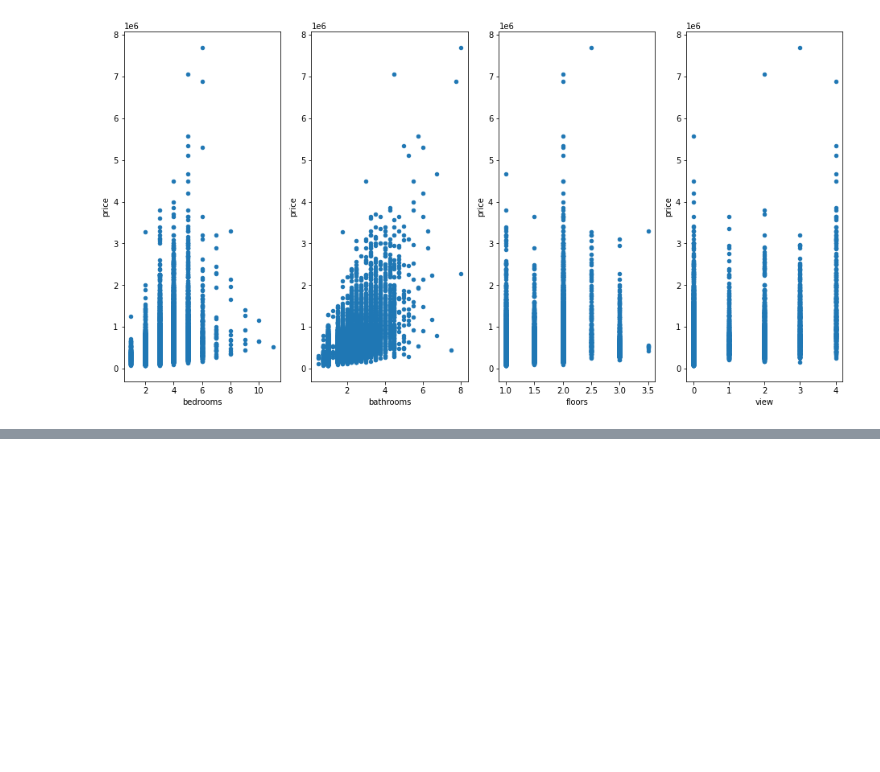
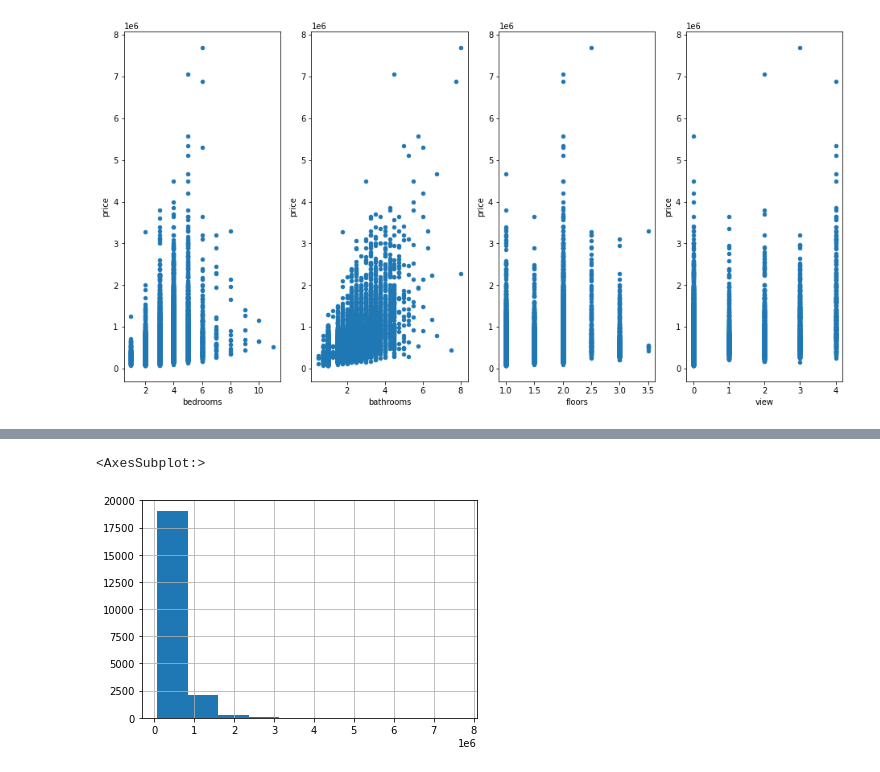
Before and after one commit to john-c-simmons/bsc-phase-two-project, a Jupyter notebook: notebooks/exploratory/charlie/charliesnotebook.ipynb, the cells around one changed output, grey strips where cells are left out. Cells and saved outputs as stored; diff of their text form; code cells hidden in the pictures; blank space fills up the shorter version.

```diff
--- a/notebooks/exploratory/charlie/charliesnotebook.ipynb
+++ b/notebooks/exploratory/charlie/charliesnotebook.ipynb
@@ -156,0 +229,5 @@ ValueError: Input contains NaN, infinity or a value too large for dtype('float64
+# %%
+df['price'].hist()
+# %% [output]
+<AxesSubplot:>
+[figure, added]
```
Also changed, not shown: parts of 24 cells of this notebook.
